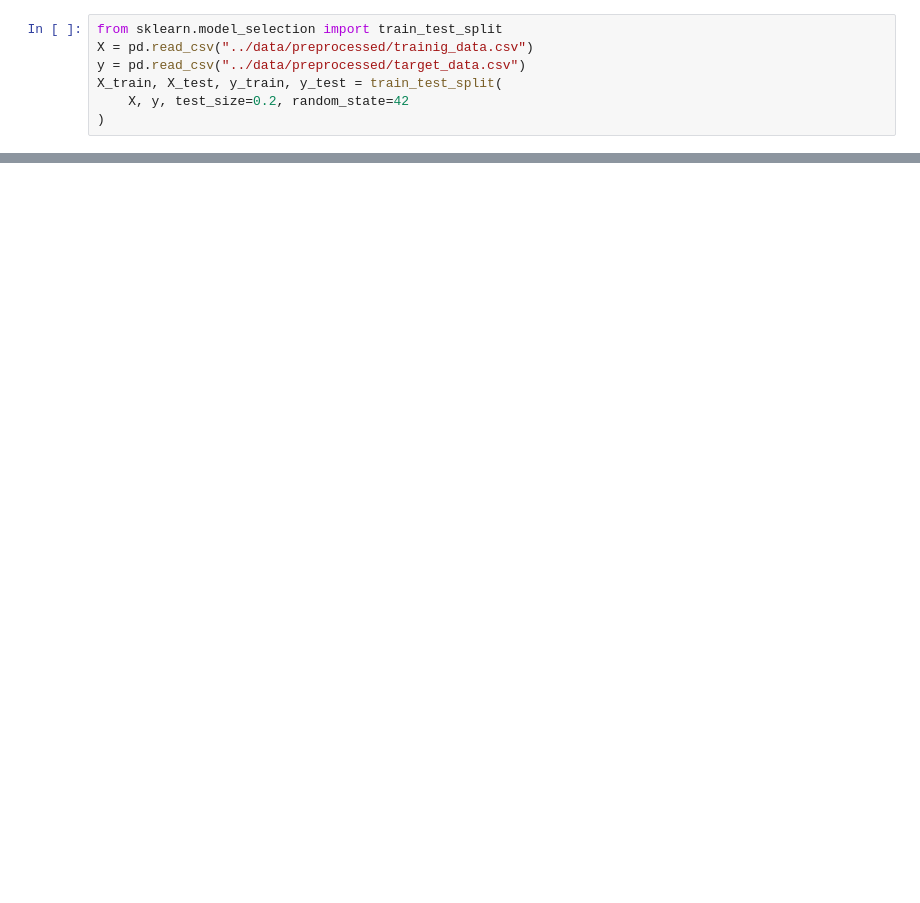
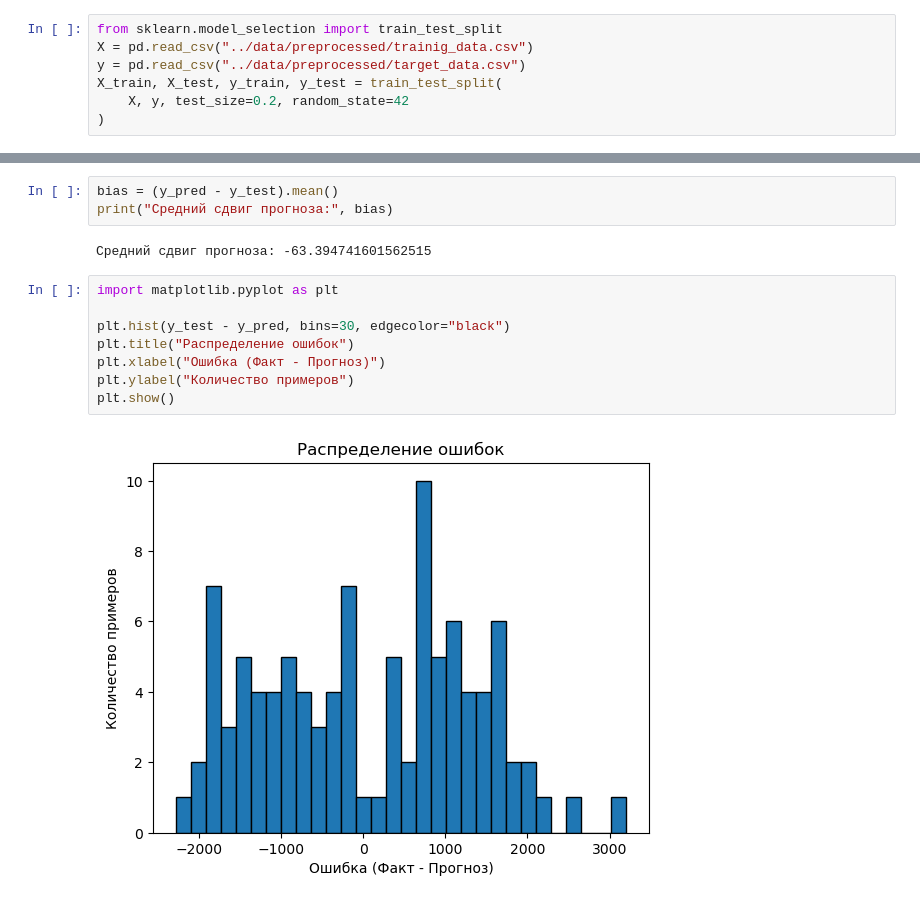
Before and after one commit to F1zhen/Yield_predictionML, a Jupyter notebook: src/train_model.ipynb, the cells around one changed output, grey strips where cells are left out. Saved outputs shown, nothing was run; the diff lists cells and outputs as text; blank space fills up the shorter version.

```diff
--- a/src/train_model.ipynb
+++ b/src/train_model.ipynb
@@ -45,0 +139,15 @@ Successfully installed xgboost-3.0.5
+# %%
+bias = (y_pred - y_test).mean()
+print("Средний сдвиг прогноза:", bias)
+# %% [output]
+Средний сдвиг прогноза: -63.394741601562515
+# %%
+import matplotlib.pyplot as plt
+
+plt.hist(y_test - y_pred, bins=30, edgecolor="black")
+plt.title("Распределение ошибок")
+plt.xlabel("Ошибка (Факт - Прогноз)")
+plt.ylabel("Количество примеров")
+plt.show()
+# %% [output]
+[figure, added]
```
Also changed, not shown: parts of 10 cells of this notebook, 1 other file.
